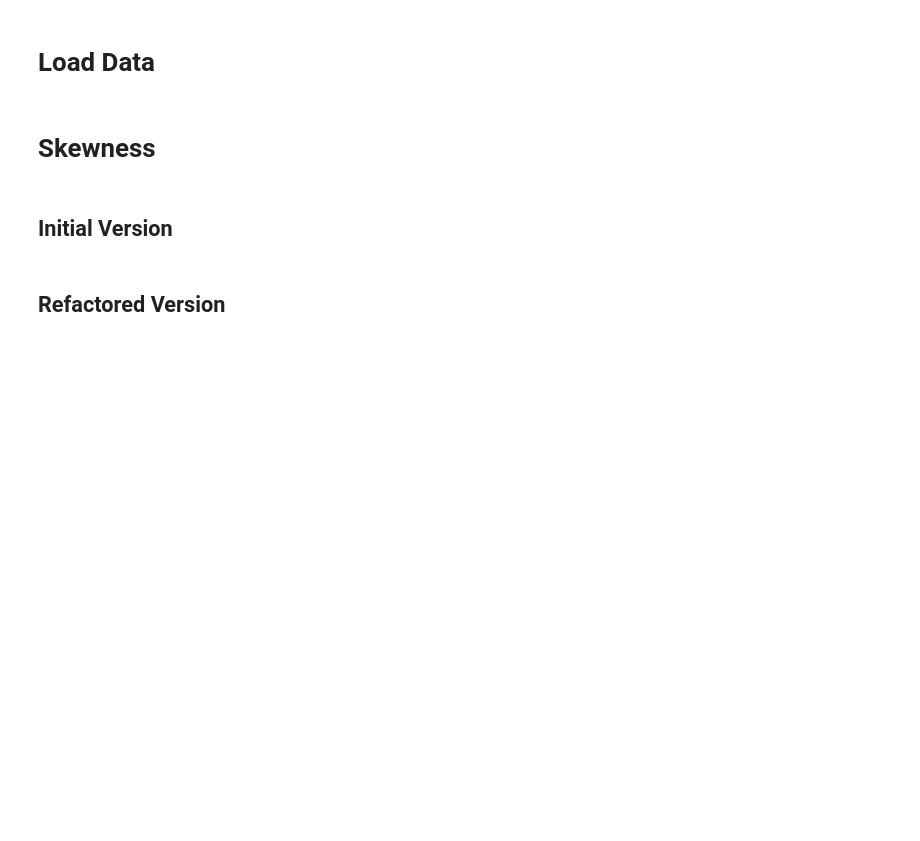
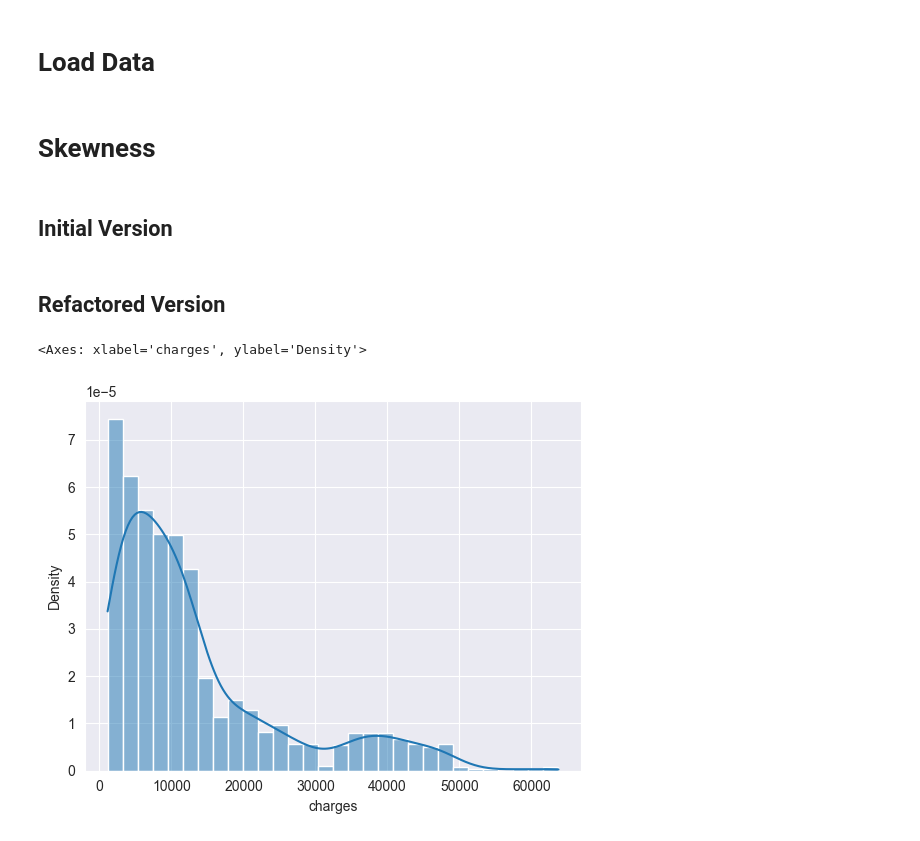
Before and after one commit to RodolfoPCruz/eda_toolkit, a Jupyter notebook: notebooks/skewness.ipynb, the cells around one changed output. Cells and saved outputs as stored; diff of their text form; code cells hidden in the pictures; blank space fills up the shorter version.

```diff
--- a/notebooks/skewness.ipynb
+++ b/notebooks/skewness.ipynb
@@ -570,3 +570,8 @@ def correct_skew(df, feature, max_power=50,
 
 
     return df_out, results
+# %%
+sns.histplot(insurance['charges'], kde=True, stat="density")
+# %% [output]
+<Axes: xlabel='charges', ylabel='Density'>
+[figure, added]
```
Also changed, not shown: parts of 2 cells of this notebook, 1 other file.
